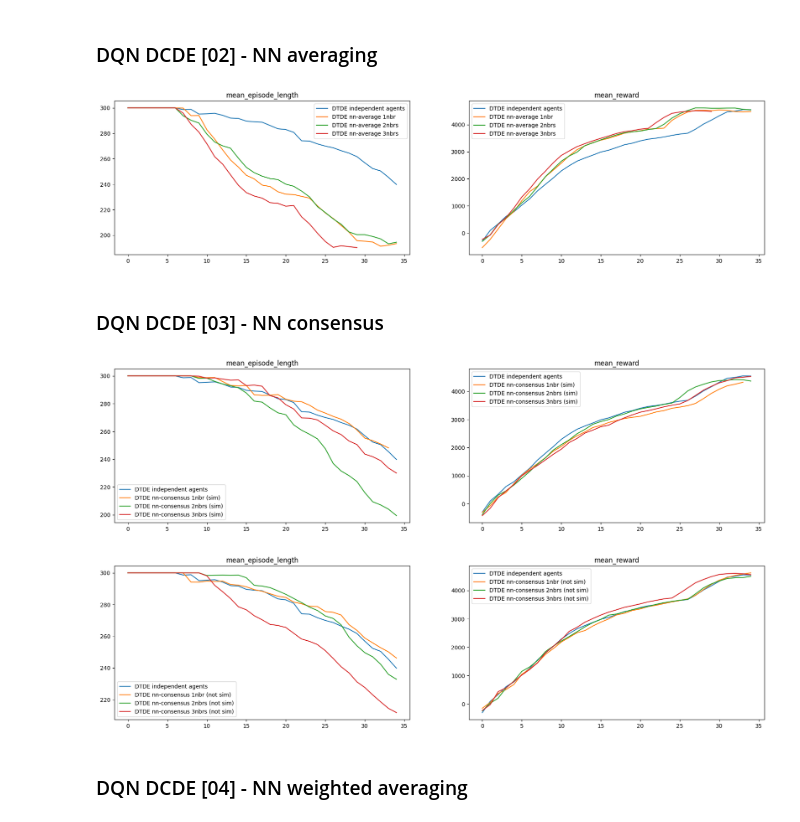
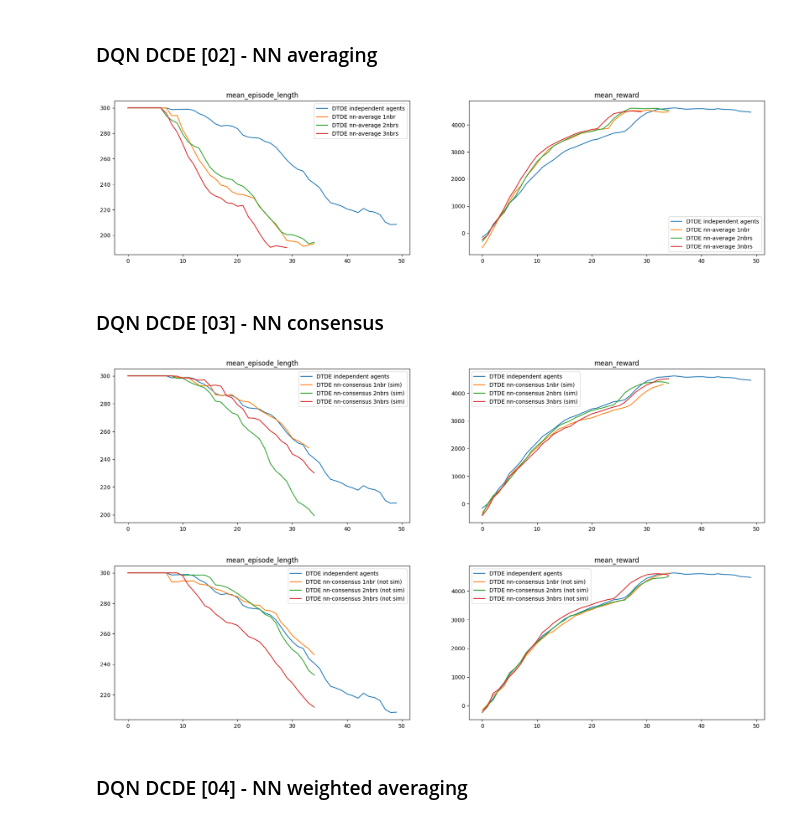
Before and after one commit to NicoloMalucelli/neighbor-based_MARL, a Jupyter notebook: DTDE/collect_the_items_v3.ipynb, the cells around one changed output. Cells and saved outputs as stored; diff of their text form; code cells hidden in the pictures.

```diff
--- a/DTDE/collect_the_items_v3.ipynb
+++ b/DTDE/collect_the_items_v3.ipynb
@@ -504,13 +555,13 @@ for i in range(training_iterations):
     metrics["mean_reward"].append(result['sampler_results']['episode_reward_mean'])
     simulate_episode_multipolicy(RenderableCollectTheItems(env_config), algo, 500, sleep_between_frames=0.01, print_info=True)
 # %%
-compare_metrics({"DTDE independent agents": load_json_as_dict("metrics/collect_the_items-algo=DQN&method=DTDE_v1"),
+compare_metrics({"DTDE independent agents": load_json_as_dict("metrics/collect_the_items-algo=DQN&method=DTDE[01]_v0"),
                 "DTDE nn-average 1nbr": load_json_as_dict("metrics/collect_the_items-algo=DQN&method=DTDE[02]_v0"),
                 "DTDE nn-average 2nbrs": load_json_as_dict("metrics/collect_the_items-algo=DQN&method=DTDE[02]_v1"),
                 "DTDE nn-average 3nbrs": load_json_as_dict("metrics/collect_the_items-algo=DQN&method=DTDE[02]_v2")},
                 "mean_episode_length", "mean_reward")
 # %% [output]
-[figure, old version]
+[figure, new version]
 # %% [markdown]
 ### DQN DCDE [03] - NN consensus
 # %%
@@ -599,20 +650,20 @@ for i in range(training_iterations):
     simulate_episode_multipolicy(RenderableCollectTheItems(env_config), algo, 500, sleep_between_frames=0.01, print_info=False)
     enable_exploration(algo)
 # %%
-compare_metrics({"DTDE independent agents": load_json_as_dict("metrics/collect_the_items-algo=DQN&method=DTDE_v1"),
+compare_metrics({"DTDE independent agents": load_json_as_dict("metrics/collect_the_items-algo=DQN&method=DTDE[01]_v0"),
                 "DTDE nn-consensus 1nbr (sim)": load_json_as_dict("metrics/collect_the_items-algo=DQN&method=DTDE[03]_v0A"),
                 "DTDE nn-consensus 2nbrs (sim)": load_json_as_dict("metrics/collect_the_items-algo=DQN&method=DTDE[03]_v1A"),
                 "DTDE nn-consensus 3nbrs (sim)": load_json_as_dict("metrics/collect_the_items-algo=DQN&method=DTDE[03]_v2A"),},
                 "mean_episode_length", "mean_reward")
 
-compare_metrics({"DTDE independent agents": load_json_as_dict("metrics/collect_the_items-algo=DQN&method=DTDE_v1"),
+compare_metrics({"DTDE independent agents": load_json_as_dict("metrics/collect_the_items-algo=DQN&method=DTDE[01]_v0"),
                 "DTDE nn-consensus 1nbr (not sim)": load_json_as_dict("metrics/collect_the_items-algo=DQN&method=DTDE[03]_v0B"),
                 "DTDE nn-consensus 2nbrs (not sim)": load_json_as_dict("metrics/collect_the_items-algo=DQN&method=DTDE[03]_v1B"),
                 "DTDE nn-consensus 3nbrs (not sim)": load_json_as_dict("metrics/collect_the_items-algo=DQN&method=DTDE[03]_v2B"),},
                 "mean_episode_length", "mean_reward")
 # %% [output]
-[figure, old version]
+[figure, new version]
-[figure, old version]
+[figure, new version]
 # %% [markdown]
 ### DQN DCDE [04] - NN weighted averaging
 # %%
```
Also changed, not shown: parts of 9 cells of this notebook.
